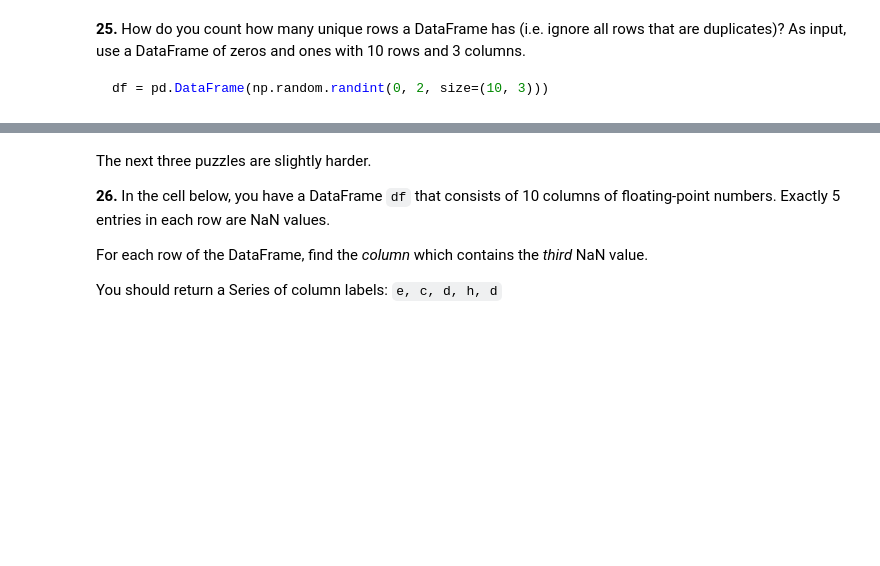
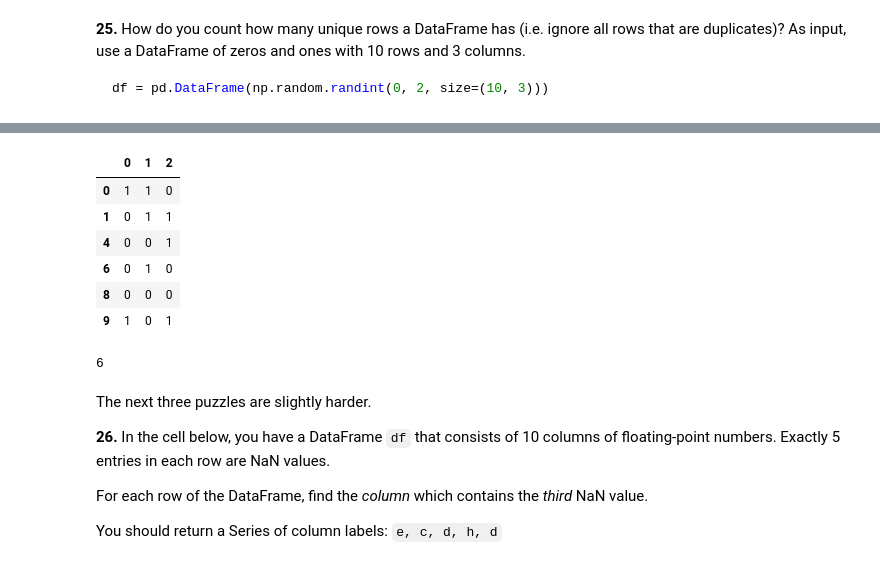
Before and after one commit to mirceachira/100-pandas-puzzles, a Jupyter notebook: 100-pandas-puzzles.ipynb, the cells around one changed output, grey strips where cells are left out. Drawn from its saved outputs; the diff is of its cells as text; code cells hidden in the pictures; blank space fills up the shorter version.

```diff
--- a/100-pandas-puzzles.ipynb
+++ b/100-pandas-puzzles.ipynb
@@ -500,3 +597,17 @@ df = pd.DataFrame(np.random.randint(0, 2, size=(10, 3)))
+# %%
+df.drop_duplicates()
+# %% [output]
+|  | 0 | 1 | 2 |
+| 0 | 1 | 1 | 0 |
+| 1 | 0 | 1 | 1 |
+| 4 | 0 | 0 | 1 |
+| 6 | 0 | 1 | 0 |
+| 8 | 0 | 0 | 0 |
+| 9 | 1 | 0 | 1 |
+# %%
+len(df.drop_duplicates().index)
+# %% [output]
+6
 # %% [markdown]
 The next three puzzles are slightly harder.
 
```
Also changed, not shown: parts of 16 cells of this notebook.
